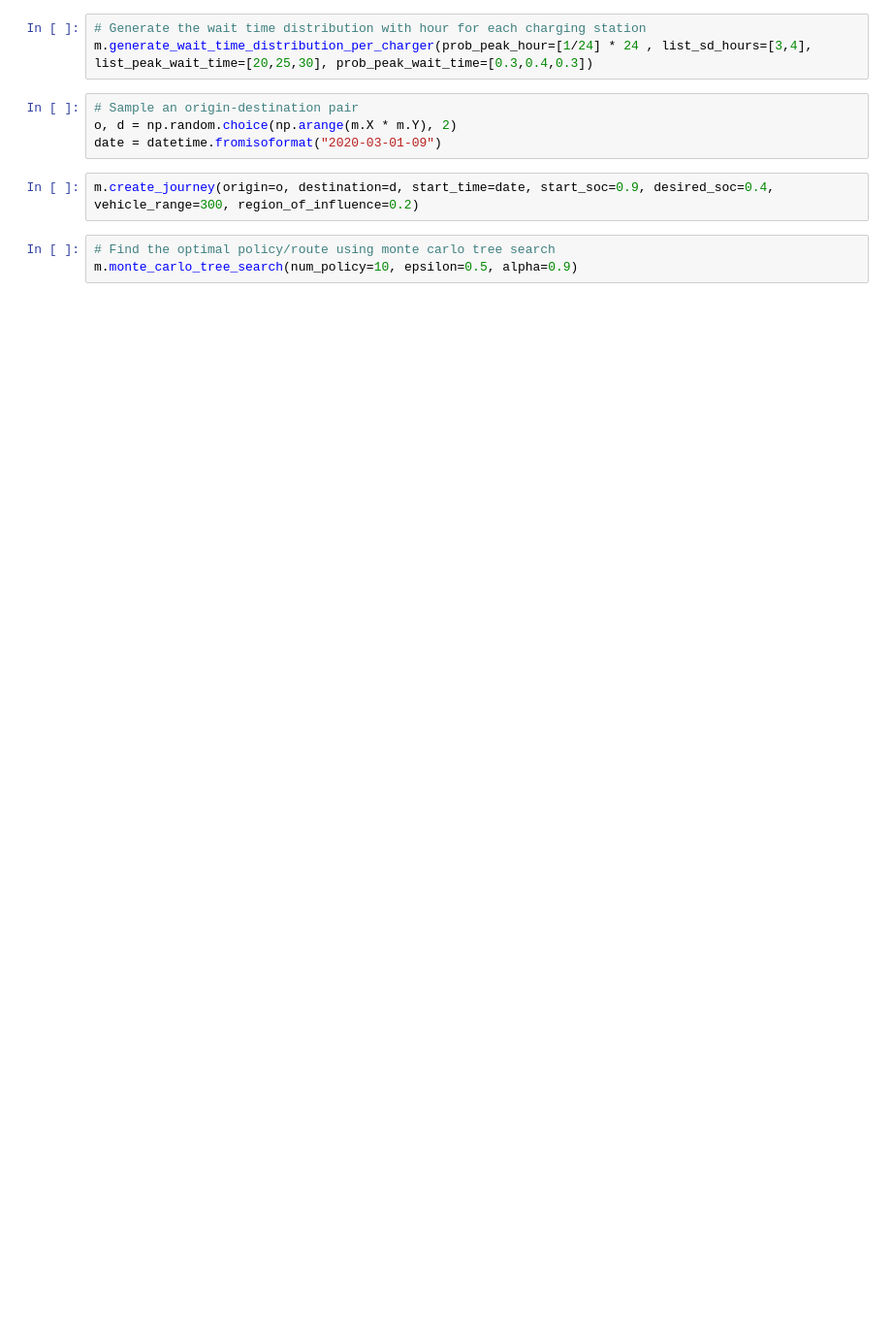
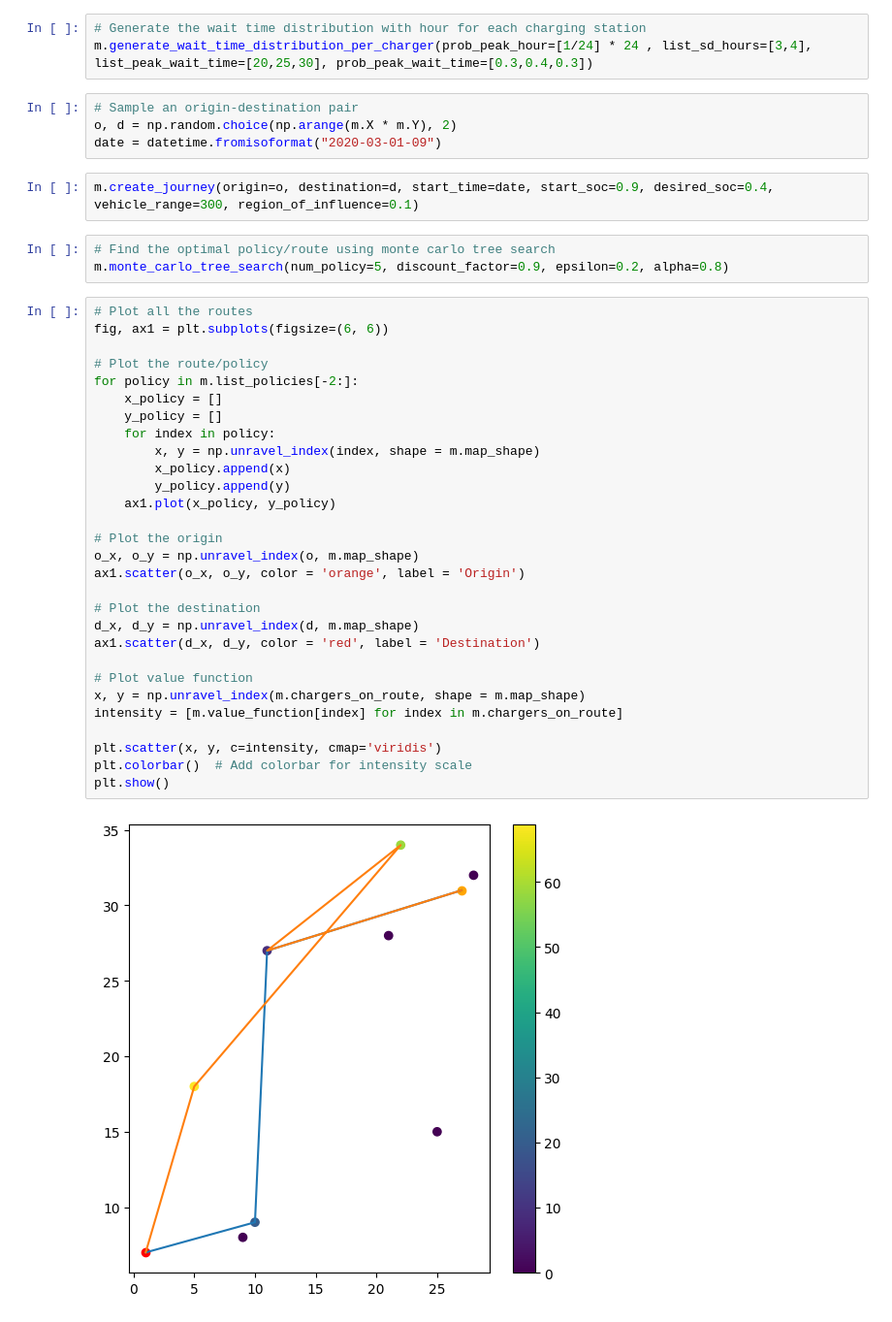
Before and after one commit to yashg2607/EVRoutePlanner, a Jupyter notebook: EVRoutePlanning_MCTS.ipynb, the cells around one changed output. Shown: that part at 97% size. Drawn from its saved outputs; the diff is of its cells as text; blank space fills up the shorter version.

```diff
--- a/EVRoutePlanning_MCTS.ipynb
+++ b/EVRoutePlanning_MCTS.ipynb
@@ -390,10 +400,41 @@ m.generate_wait_time_distribution_per_charger(prob_peak_hour=[1/24] * 24 , list_
 o, d = np.random.choice(np.arange(m.X * m.Y), 2)
 date = datetime.fromisoformat("2020-03-01-09")
 # %%
-m.create_journey(origin=o, destination=d, start_time=date, start_soc=0.9, desired_soc=0.4, vehicle_range=300, region_of_influence=0.2)
+m.create_journey(origin=o, destination=d, start_time=date, start_soc=0.9, desired_soc=0.4, vehicle_range=300, region_of_influence=0.1)
 # %%
 # Find the optimal policy/route using monte carlo tree search
-m.monte_carlo_tree_search(num_policy=10, epsilon=0.5, alpha=0.9)
+m.monte_carlo_tree_search(num_policy=5, discount_factor=0.9, epsilon=0.2, alpha=0.8)
+# %%
+# Plot all the routes
+fig, ax1 = plt.subplots(figsize=(6, 6))
+
+# Plot the route/policy
+for policy in m.list_policies[-2:]:
+    x_policy = []
+    y_policy = []
+    for index in policy:
+        x, y = np.unravel_index(index, shape = m.map_shape)
+        x_policy.append(x)
+        y_policy.append(y)
+    ax1.plot(x_policy, y_policy)
+
+# Plot the origin
+o_x, o_y = np.unravel_index(o, m.map_shape)
+ax1.scatter(o_x, o_y, color = 'orange', label = 'Origin')
+
+# Plot the destination
+d_x, d_y = np.unravel_index(d, m.map_shape)
+ax1.scatter(d_x, d_y, color = 'red', label = 'Destination')
+
+# Plot value function
+x, y = np.unravel_index(m.chargers_on_route, shape = m.map_shape)
+intensity = [m.value_function[index] for index in m.chargers_on_route]
+
+plt.scatter(x, y, c=intensity, cmap='viridis')
+plt.colorbar()  # Add colorbar for intensity scale
+plt.show()
+# %% [output]
+[figure, added]
 # %%
 # Plot all the routes
 fig, ax1 = plt.subplots(figsize=(6, 6))
```
Also changed, not shown: parts of 5 cells of this notebook, 4 other files.
